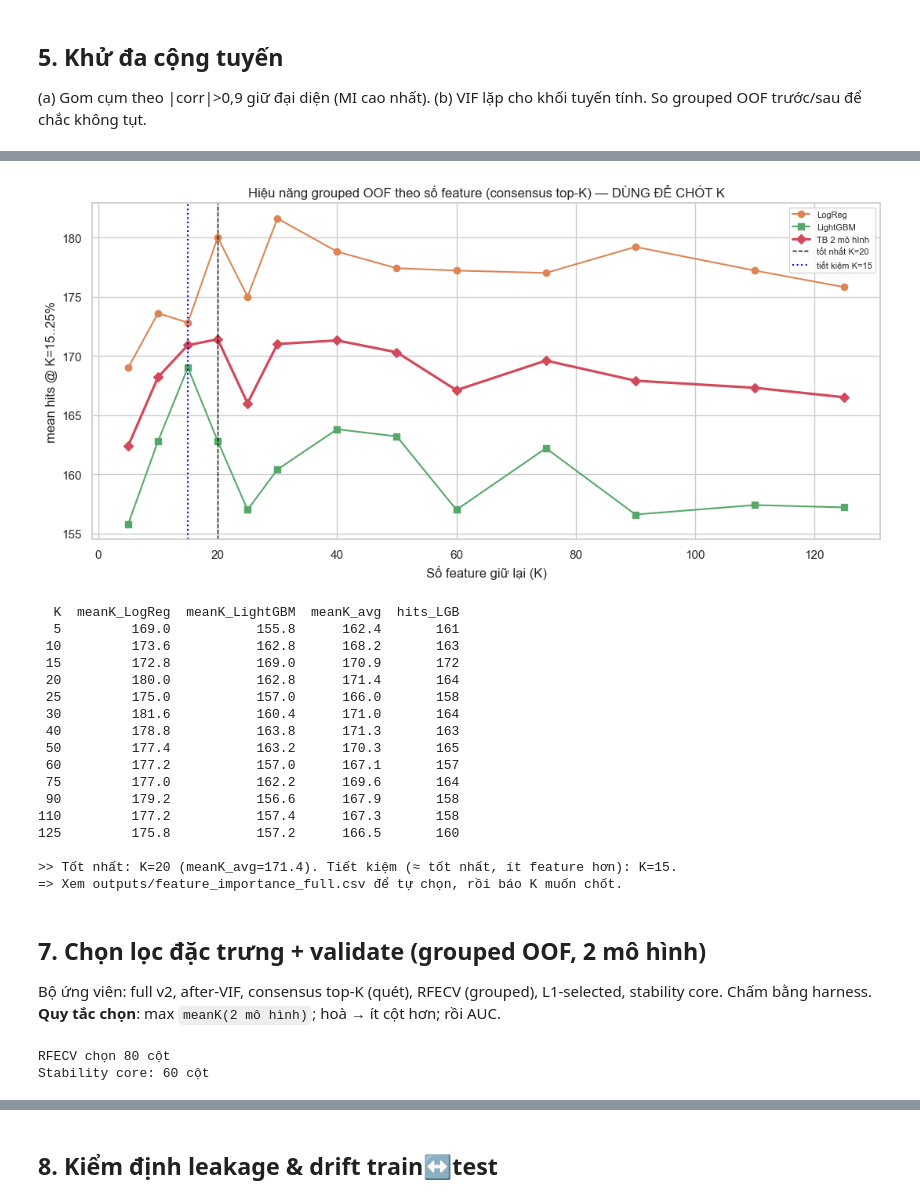
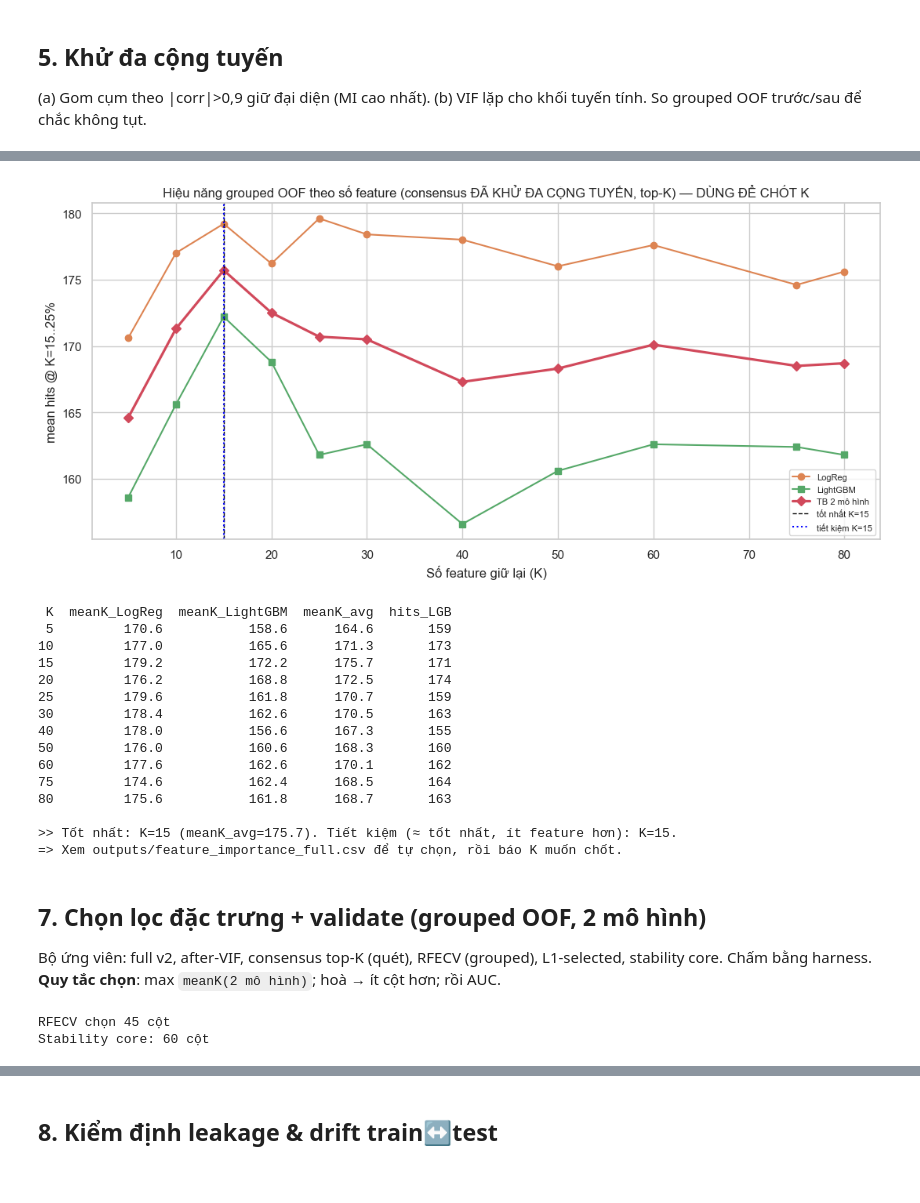
Before and after one commit to phong151104/vpbank, a Jupyter notebook: feature_engineering.ipynb, the cells around one changed output, grey strips where cells are left out. Saved outputs shown, nothing was run; the diff lists cells and outputs as text; code cells hidden in the pictures.

```diff
--- a/feature_engineering.ipynb
+++ b/feature_engineering.ipynb
@@ -382,6 +382,24 @@ for m in METHODS:
 CONSENSUS = imp.sort_values("consensus", ascending=False)
 CONS_ORDER = CONSENSUS.index.tolist()
 
+# ===== KHỬ ĐA CỘNG TUYẾN ngay trên ranking consensus =====
+# Duyệt consensus từ cao -> thấp; chỉ giữ feature nếu KHÔNG |corr|>ngưỡng với feature đã-giữ
+# nào (vốn consensus cao hơn) -> trong cụm đa cộng tuyến giữ đúng "thằng consensus cao hơn".
+# consensus_rank bàn giao cho training là bản ĐÃ dedupe này.
+DEDUP_THRESH = 0.90
+CONS_ORDER_FULL = list(CONS_ORDER)
+_cabs = Xtr[CONS_ORDER_FULL].corr(method="spearman").abs().fillna(0.0)
+_kept = []
+for _c in CONS_ORDER_FULL:
+    if all(_cabs.loc[_c, _k] <= DEDUP_THRESH for _k in _kept):
+        _kept.append(_c)
+CONS_ORDER = _kept
+_drop = [c for c in CONS_ORDER_FULL if c not in set(CONS_ORDER)]
+print(f"[DEDUPE |corr|>{DEDUP_THRESH}] consensus {len(CONS_ORDER_FULL)} -> {len(CONS_ORDER)} (bỏ {len(_drop)})")
+for _c in _drop[:25]:
+    _hi = _cabs.loc[_c, CONS_ORDER].idxmax()
+    print(f"   bỏ [{disp(_c)}]  ~ trùng  [{disp(_hi)}]  (|corr|={_cabs.loc[_c, _hi]:.2f})")
+
 # Bảng FULL: TẤT CẢ feature × ĐỦ 7 phương pháp -> CSV (mở bằng Excel, utf-8-sig)
 full_tbl = CONSENSUS.copy()
 full_tbl.insert(0, "feature", [disp(c) for c in full_tbl.index])
@@ -430,47 +463,45 @@ plt.tight_layout(); savefig("FE05_consensus_importance"); plt.show()
 # %%
-# Hiệu năng grouped OOF theo SỐ FEATURE giữ lại (consensus top-K) -> để CHỐT số lượng
-Ks = [5, 10, 15, 20, 25, 30, 40, 50, 60, 75, 90, 110, len(FULL)]
+# Hiệu năng grouped OOF theo SỐ FEATURE giữ lại (consensus ĐÃ DEDUPE, top-K) -> để CHỐT số lượng
+Ks = sorted({k for k in [5, 10, 15, 20, 25, 30, 40, 50, 60, 75, 90, 110, len(CONS_ORDER)] if k <= len(CONS_ORDER)})
 rows = []
 for K in Ks:
     d = eval_set(CONS_ORDER[:K])
     rows.append({"K": K, "meanK_LogReg": d.loc["LogReg","meanK"], "meanK_LightGBM": d.loc["LightGBM","meanK"],
                  "meanK_avg": float(d["meanK"].mean()), "hits_LGB": int(d.loc["LightGBM","hits@20%"])})
 perfK = pd.DataFrame(rows)
 perfK.to_csv("outputs/perf_vs_K.csv", index=False, encoding="utf-8-sig")
 best = perfK.loc[perfK["meanK_avg"].idxmax()]
 parsi = int(perfK[perfK["meanK_avg"] >= best["meanK_avg"] - 1.0]["K"].min())   # K nhỏ nhất ~ tốt nhất
 
 fig, ax = plt.subplots(figsize=(11, 5.4))
 ax.plot(perfK["K"], perfK["meanK_LogReg"], marker="o", label="LogReg", color="#dd8452")
 ax.plot(perfK["K"], perfK["meanK_LightGBM"], marker="s", label="LightGBM", color="#55a868")
 ax.plot(perfK["K"], perfK["meanK_avg"], marker="D", lw=2.3, label="TB 2 mô hình", color="#d1495b")
 ax.axvline(best["K"], color="black", ls="--", lw=1, label=f"tốt nhất K={int(best['K'])}")
 ax.axvline(parsi, color="blue", ls=":", lw=1.5, label=f"tiết kiệm K={parsi}")
-ax.set_title("Hiệu năng grouped OOF theo số feature (consensus top-K) — DÙNG ĐỂ CHỐT K")
+ax.set_title("Hiệu năng grouped OOF theo số feature (consensus ĐÃ KHỬ ĐA CỘNG TUYẾN, top-K) — DÙNG ĐỂ CHỐT K")
 ax.set_xlabel("Số feature giữ lại (K)"); ax.set_ylabel("mean hits @ K=15..25%"); ax.legend(fontsize=8)
 plt.tight_layout(); savefig("FE08_perf_vs_K"); plt.show()
 print(perfK.round(1).to_string(index=False))
 print(f"\n>> Tốt nhất: K={int(best['K'])} (meanK_avg={best['meanK_avg']:.1f}). "
       f"Tiết kiệm (≈ tốt nhất, ít feature hơn): K={parsi}.")
 print("=> Xem outputs/feature_importance_full.csv để tự chọn, rồi báo K muốn chốt.")
 # %% [output]
-[figure, old version]
+[figure, new version]
-  K  meanK_LogReg  meanK_LightGBM  meanK_avg  hits_LGB
-  5         169.0           155.8      162.4       161
- 10         173.6           162.8      168.2       163
- 15         172.8           169.0      170.9       172
- 20         180.0           162.8      171.4       164
- 25         175.0           157.0      166.0       158
- 30         181.6           160.4      171.0       164
- 40         178.8           163.8      171.3       163
- 50         177.4           163.2      170.3       165
- 60         177.2           157.0      167.1       157
- 75         177.0           162.2      169.6       164
- 90         179.2           156.6      167.9       158
-110         177.2           157.4      167.3       158
-125         175.8           157.2      166.5       160
+ K  meanK_LogReg  meanK_LightGBM  meanK_avg  hits_LGB
+ 5         170.6           158.6      164.6       159
+10         177.0           165.6      171.3       173
+15         179.2           172.2      175.7       171
+20         176.2           168.8      172.5       174
+25         179.6           161.8      170.7       159
+30         178.4           162.6      170.5       163
+40         178.0           156.6      167.3       155
+50         176.0           160.6      168.3       160
+60         177.6           162.6      170.1       162
+75         174.6           162.4      168.5       164
+80         175.6           161.8      168.7       163
 
->> Tốt nhất: K=20 (meanK_avg=171.4). Tiết kiệm (≈ tốt nhất, ít feature hơn): K=15.
+>> Tốt nhất: K=15 (meanK_avg=175.7). Tiết kiệm (≈ tốt nhất, ít feature hơn): K=15.
 => Xem outputs/feature_importance_full.csv để tự chọn, rồi báo K muốn chốt.
 # %% [markdown]
 ## 7. Chọn lọc đặc trưng + validate (grouped OOF, 2 mô hình)
@@ -512,7 +543,7 @@ STAB = [names[i] for i in range(len(names)) if freq[i] >= 0.6]
 cand["stability core (>=0.6)"] = STAB
 print(f"Stability core: {len(STAB)} cột")
 # %% [output]
-RFECV chọn 80 cột
+RFECV chọn 45 cột
 Stability core: 60 cột
 # %%
 # Chấm toàn bộ bộ ứng viên
```
Also changed, not shown: parts of 14 cells of this notebook, 54 other files.
